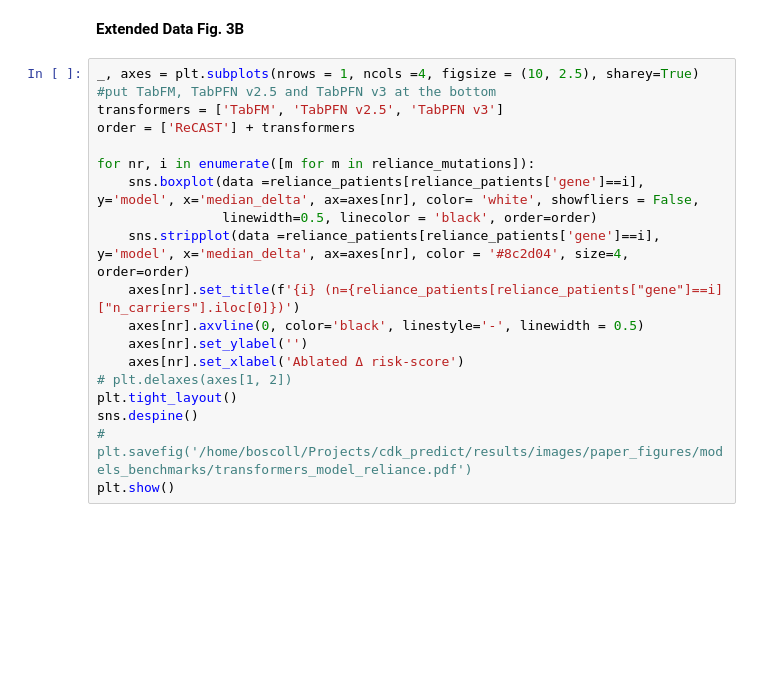
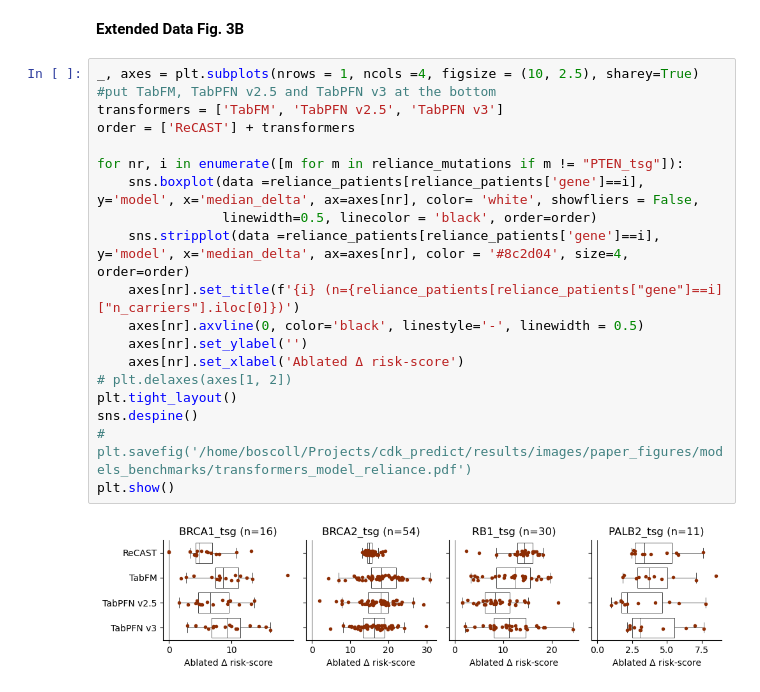
Before and after one commit to lboscolobielo/CDKPredict, a Jupyter notebook: code/model_benchmark.ipynb, the cells around one changed output. Saved outputs shown, nothing was run; the diff lists cells and outputs as text; blank space fills up the shorter version.

```diff
--- a/code/model_benchmark.ipynb
+++ b/code/model_benchmark.ipynb
@@ -787,19 +850,21 @@ plt.show()
 # %%
 _, axes = plt.subplots(nrows = 1, ncols =4, figsize = (10, 2.5), sharey=True)
 #put TabFM, TabPFN v2.5 and TabPFN v3 at the bottom
 transformers = ['TabFM', 'TabPFN v2.5', 'TabPFN v3']
 order = ['ReCAST'] + transformers
 
-for nr, i in enumerate([m for m in reliance_mutations]):
+for nr, i in enumerate([m for m in reliance_mutations if m != "PTEN_tsg"]):
     sns.boxplot(data =reliance_patients[reliance_patients['gene']==i], y='model', x='median_delta', ax=axes[nr], color= 'white', showfliers = False,
                 linewidth=0.5, linecolor = 'black', order=order)
     sns.stripplot(data =reliance_patients[reliance_patients['gene']==i], y='model', x='median_delta', ax=axes[nr], color = '#8c2d04', size=4, order=order)
     axes[nr].set_title(f'{i} (n={reliance_patients[reliance_patients["gene"]==i]["n_carriers"].iloc[0]})')
     axes[nr].axvline(0, color='black', linestyle='-', linewidth = 0.5)
     axes[nr].set_ylabel('')
     axes[nr].set_xlabel('Ablated Δ risk-score')
 # plt.delaxes(axes[1, 2])
 plt.tight_layout()
 sns.despine()
 # plt.savefig('/home/boscoll/Projects/cdk_predict/results/images/paper_figures/models_benchmarks/transformers_model_reliance.pdf')
 plt.show()
+# %% [output]
+[figure, added]
```
Also changed, not shown: parts of 12 cells of this notebook, 4 other files.
